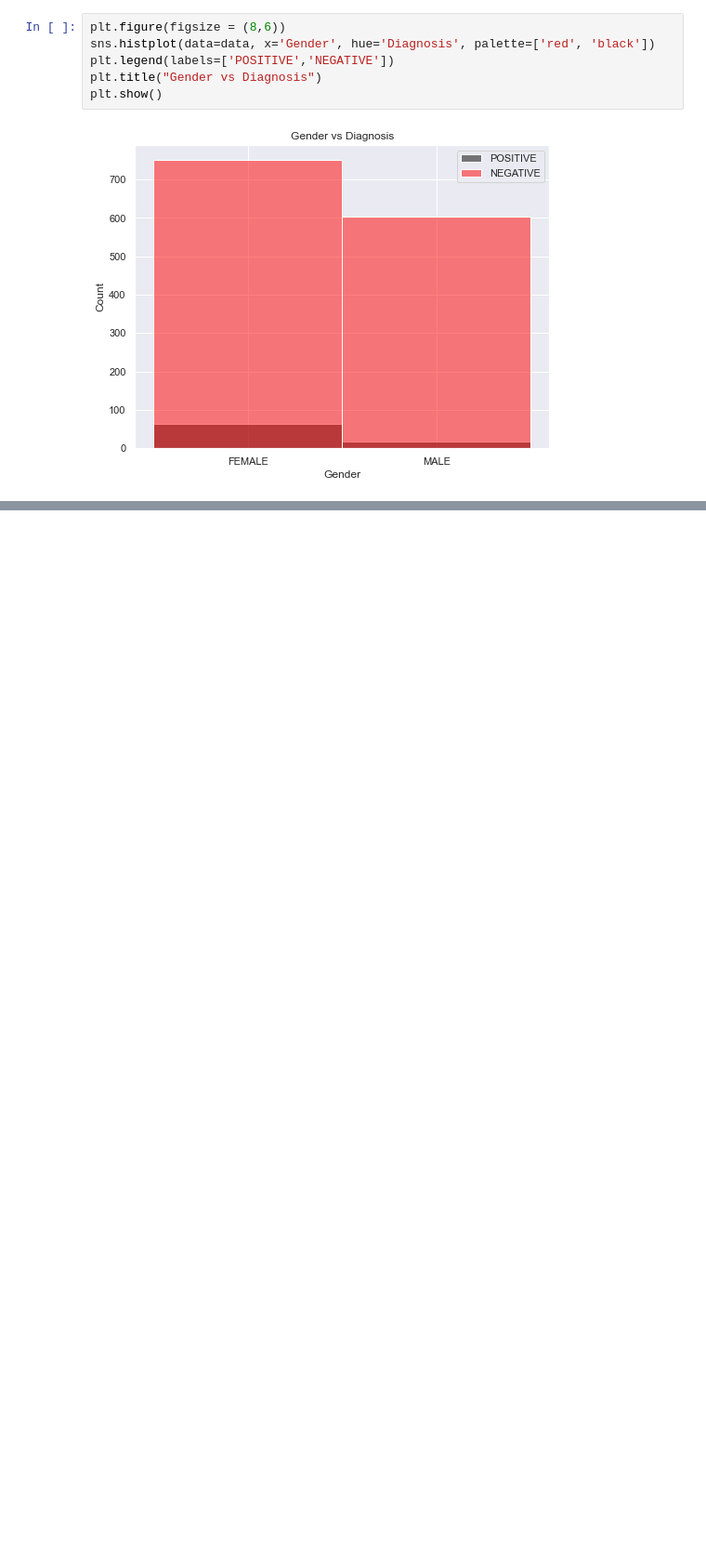
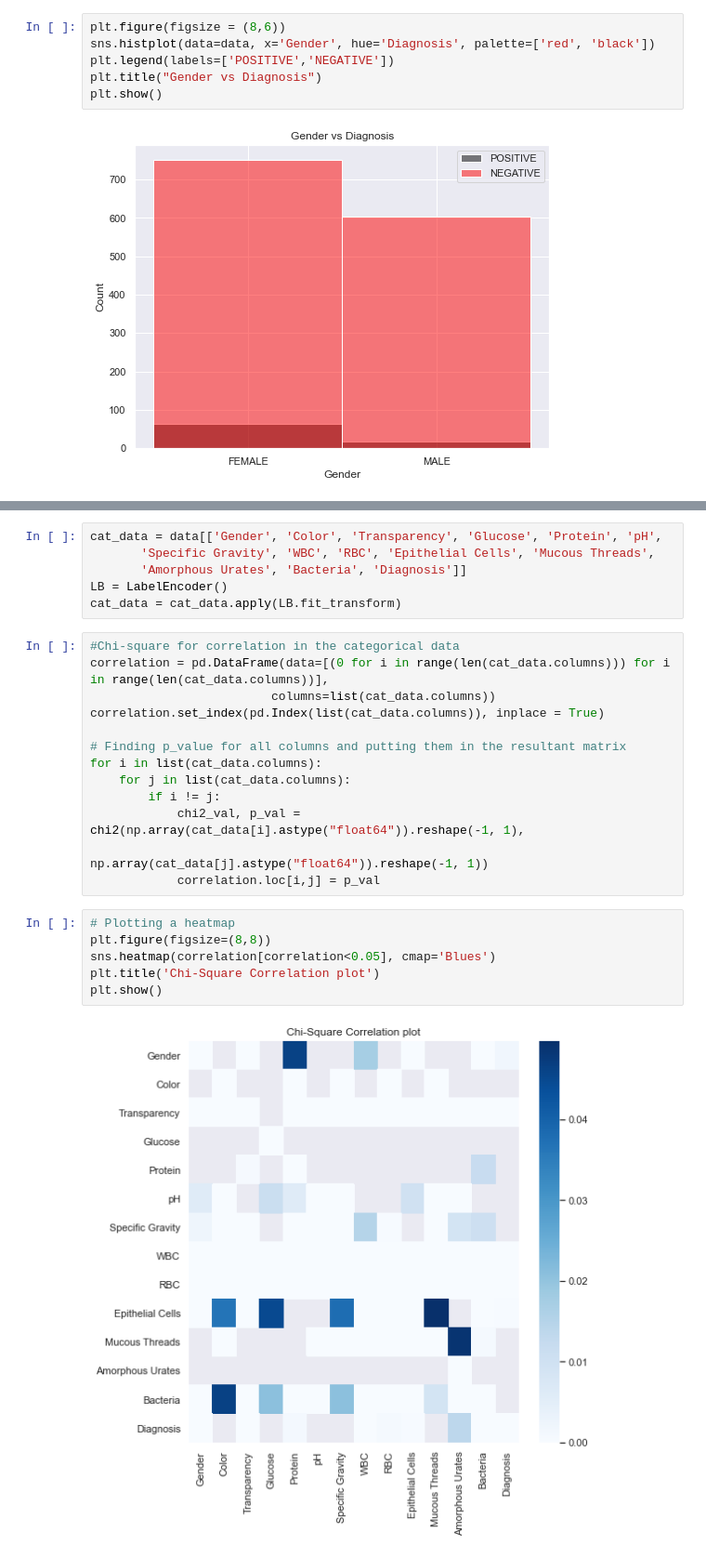
Before and after one commit to FavourAkumute/UTI-detection, a Jupyter notebook: UTI_detection.ipynb, the cells around one changed output, grey strips where cells are left out. Shown: that part at 93% size. Drawn from its saved outputs; the diff is of its cells as text; blank space fills up the shorter version.

```diff
--- a/UTI_detection.ipynb
+++ b/UTI_detection.ipynb
@@ -66,0 +93,27 @@ data_lb = lb.fit_transform(data)
+# %%
+cat_data = data[['Gender', 'Color', 'Transparency', 'Glucose', 'Protein', 'pH',
+       'Specific Gravity', 'WBC', 'RBC', 'Epithelial Cells', 'Mucous Threads',
+       'Amorphous Urates', 'Bacteria', 'Diagnosis']]
+LB = LabelEncoder()
+cat_data = cat_data.apply(LB.fit_transform)
+# %%
+#Chi-square for correlation in the categorical data
+correlation = pd.DataFrame(data=[(0 for i in range(len(cat_data.columns))) for i in range(len(cat_data.columns))],
+                         columns=list(cat_data.columns))
+correlation.set_index(pd.Index(list(cat_data.columns)), inplace = True)
+
+# Finding p_value for all columns and putting them in the resultant matrix
+for i in list(cat_data.columns):
+    for j in list(cat_data.columns):
+        if i != j:
+            chi2_val, p_val = chi2(np.array(cat_data[i].astype("float64")).reshape(-1, 1),
+                                   np.array(cat_data[j].astype("float64")).reshape(-1, 1))
+            correlation.loc[i,j] = p_val
+# %%
+# Plotting a heatmap
+plt.figure(figsize=(8,8))
+sns.heatmap(correlation[correlation<0.05], cmap='Blues')
+plt.title('Chi-Square Correlation plot')
+plt.show()
+# %% [output]
+[figure, added]
```
Also changed, not shown: parts of 11 cells of this notebook.
